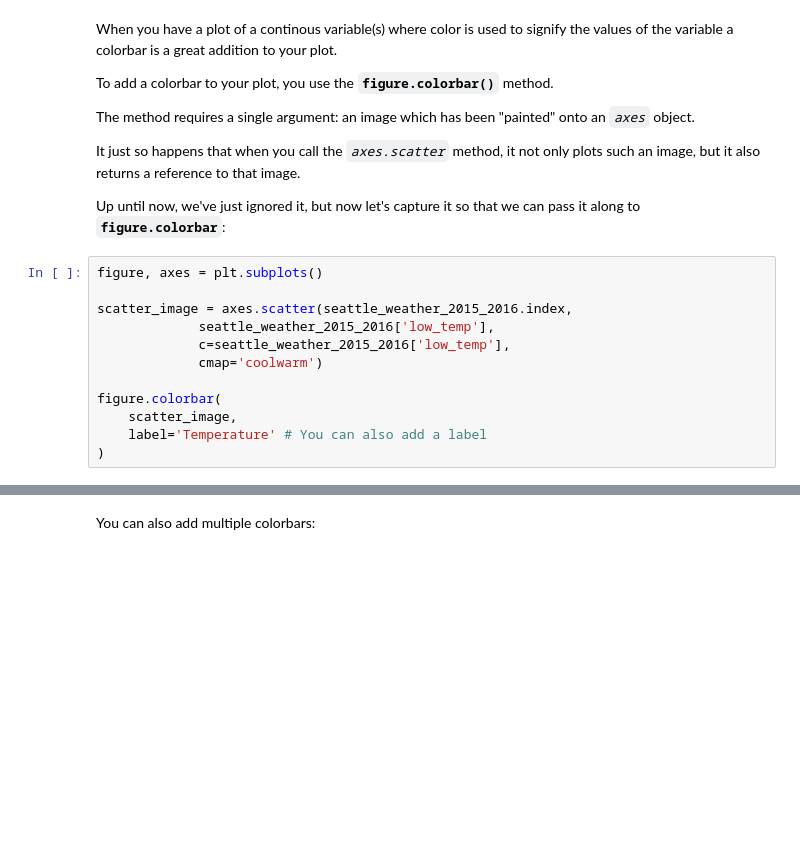
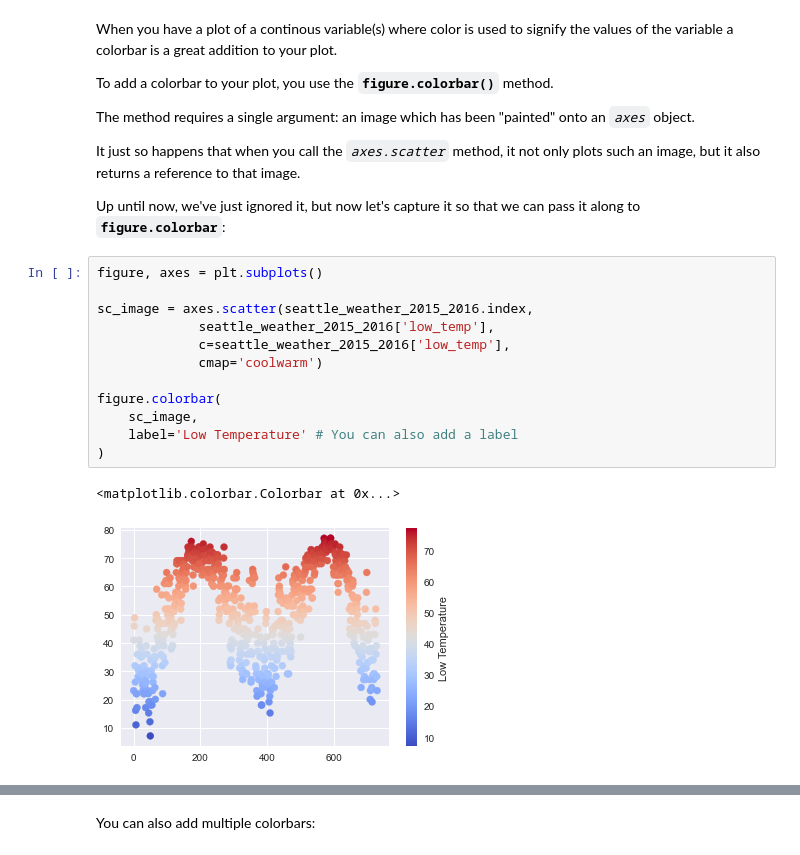
Before and after one commit to ssomanch/ITAO30210_Fall_2021, a Jupyter notebook: Lecture_20_Matplotlib_Scatter_BarPlots_Nov_04.ipynb, the cells around one changed output, grey strips where cells are left out. Drawn from its saved outputs; the diff is of its cells as text; blank space fills up the shorter version.

```diff
--- a/Lecture_20_Matplotlib_Scatter_BarPlots_Nov_04.ipynb
+++ b/Lecture_20_Matplotlib_Scatter_BarPlots_Nov_04.ipynb
@@ -104,15 +123,18 @@ Up until now, we've just ignored it, but now let's capture it so that we can pas
 # %%
 figure, axes = plt.subplots()
 
-scatter_image = axes.scatter(seattle_weather_2015_2016.index,
+sc_image = axes.scatter(seattle_weather_2015_2016.index,
              seattle_weather_2015_2016['low_temp'],
              c=seattle_weather_2015_2016['low_temp'],
              cmap='coolwarm')
 
 figure.colorbar(
-    scatter_image,
-    label='Temperature' # You can also add a label
+    sc_image,
+    label='Low Temperature' # You can also add a label
 )
+# %% [output]
+<matplotlib.colorbar.Colorbar at 0x...>
+[figure, added]
 # %%
 figure, axes = plt.subplots()
 
```
Also changed, not shown: parts of 38 cells of this notebook.
